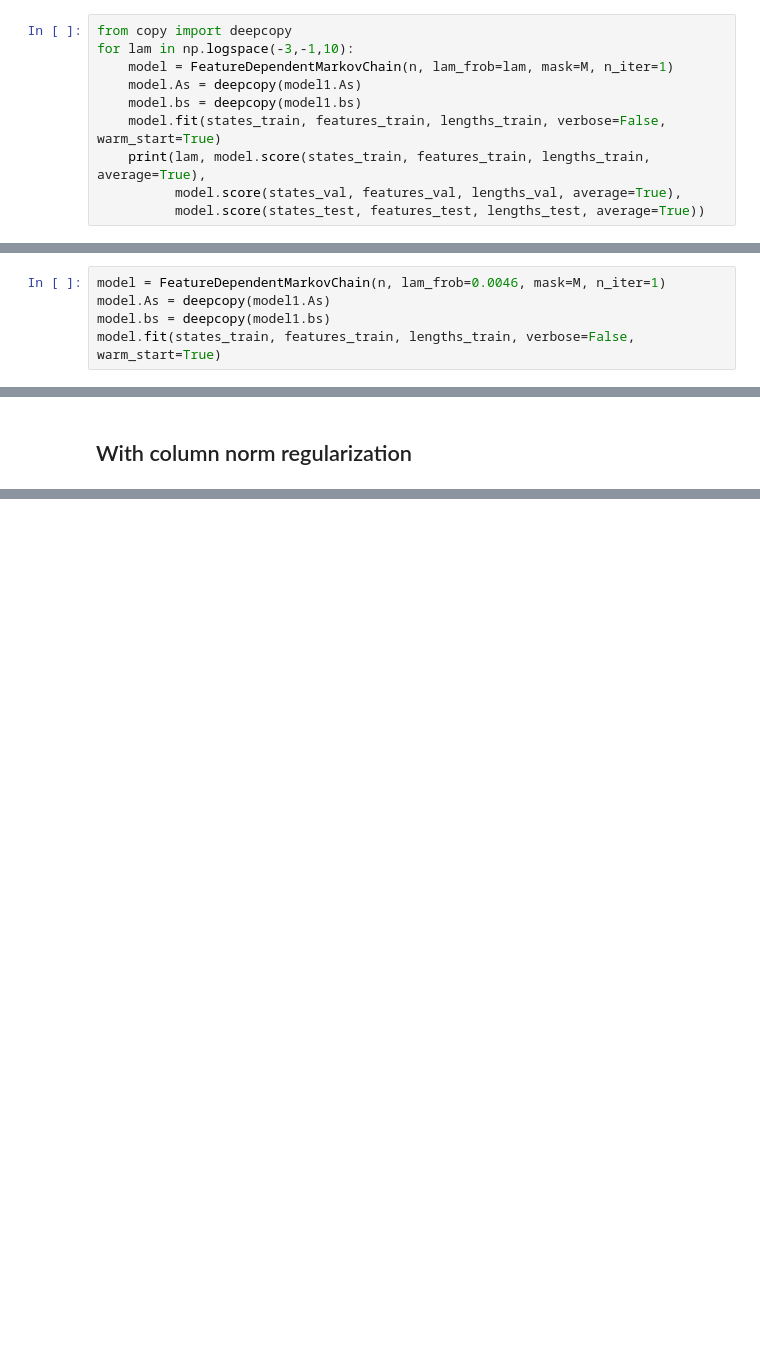
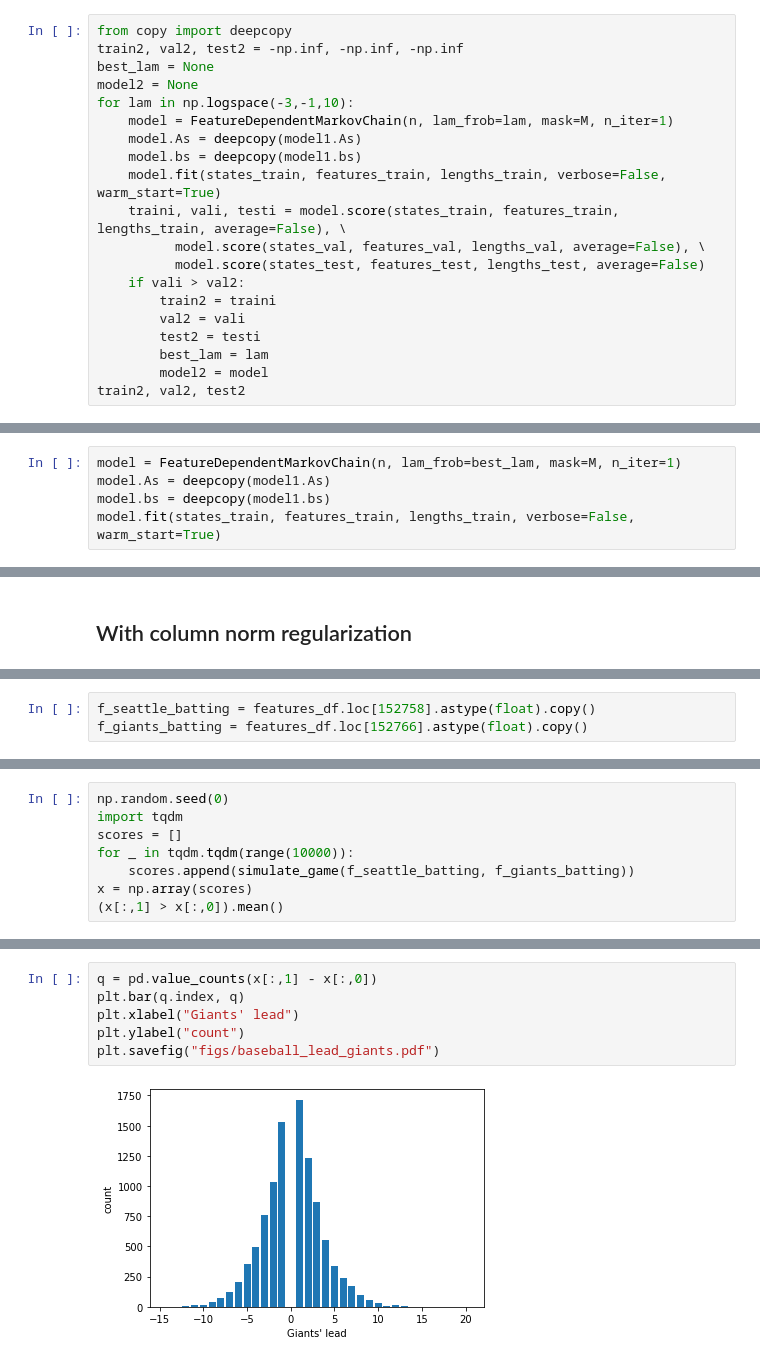
Before and after one commit to cvxgrp/mkvchain, a Jupyter notebook: Baseball.ipynb, the cells around one changed output, grey strips where cells are left out. Cells and saved outputs as stored; diff of their text form; blank space fills up the shorter version.

```diff
--- a/Baseball.ipynb
+++ b/Baseball.ipynb
@@ -269,11 +268,21 @@ model1.score(states_train, features_train*0, lengths_train, average=True), \
 # %%
 from copy import deepcopy
+train2, val2, test2 = -np.inf, -np.inf, -np.inf
+best_lam = None
+model2 = None
 for lam in np.logspace(-3,-1,10):
     model = FeatureDependentMarkovChain(n, lam_frob=lam, mask=M, n_iter=1)
     model.As = deepcopy(model1.As)
     model.bs = deepcopy(model1.bs)
     model.fit(states_train, features_train, lengths_train, verbose=False, warm_start=True)
-    print(lam, model.score(states_train, features_train, lengths_train, average=True),
-          model.score(states_val, features_val, lengths_val, average=True),
-          model.score(states_test, features_test, lengths_test, average=True))
+    traini, vali, testi = model.score(states_train, features_train, lengths_train, average=False), \
+          model.score(states_val, features_val, lengths_val, average=False), \
+          model.score(states_test, features_test, lengths_test, average=False)
+    if vali > val2:
+        train2 = traini
+        val2 = vali
+        test2 = testi
+        best_lam = lam
+        model2 = model
+train2, val2, test2
 # %% [output]
@@ -290,5 +290,5 @@ for lam in np.logspace(-3,-1,10):
 # %%
-model = FeatureDependentMarkovChain(n, lam_frob=0.0046, mask=M, n_iter=1)
+model = FeatureDependentMarkovChain(n, lam_frob=best_lam, mask=M, n_iter=1)
 model.As = deepcopy(model1.As)
 model.bs = deepcopy(model1.bs)
 model.fit(states_train, features_train, lengths_train, verbose=False, warm_start=True)
@@ -370,0 +450,3 @@ Index(['B_HR_PIT', 'B_BB_PIT', 'B_SO_PIT', 'B_SH_PIT', 'B_3B', 'B_SO', 'B_GDP',
+# %%
+f_seattle_batting = features_df.loc[152758].astype(float).copy()
+f_giants_batting = features_df.loc[152766].astype(float).copy()
@@ -370,0 +513,8 @@ Index(['B_HR_PIT', 'B_BB_PIT', 'B_SO_PIT', 'B_SH_PIT', 'B_3B', 'B_SO', 'B_GDP',
+# %%
+np.random.seed(0)
+import tqdm
+scores = []
+for _ in tqdm.tqdm(range(10000)):
+    scores.append(simulate_game(f_seattle_batting, f_giants_batting))
+x = np.array(scores)
+(x[:,1] > x[:,0]).mean()
@@ -370,0 +527,8 @@ Index(['B_HR_PIT', 'B_BB_PIT', 'B_SO_PIT', 'B_SH_PIT', 'B_3B', 'B_SO', 'B_GDP',
+# %%
+q = pd.value_counts(x[:,1] - x[:,0])
+plt.bar(q.index, q)
+plt.xlabel("Giants' lead")
+plt.ylabel("count")
+plt.savefig("figs/baseball_lead_giants.pdf")
+# %% [output]
+[figure, added]
```
Also changed, not shown: parts of 23 cells of this notebook, 17 other files.
